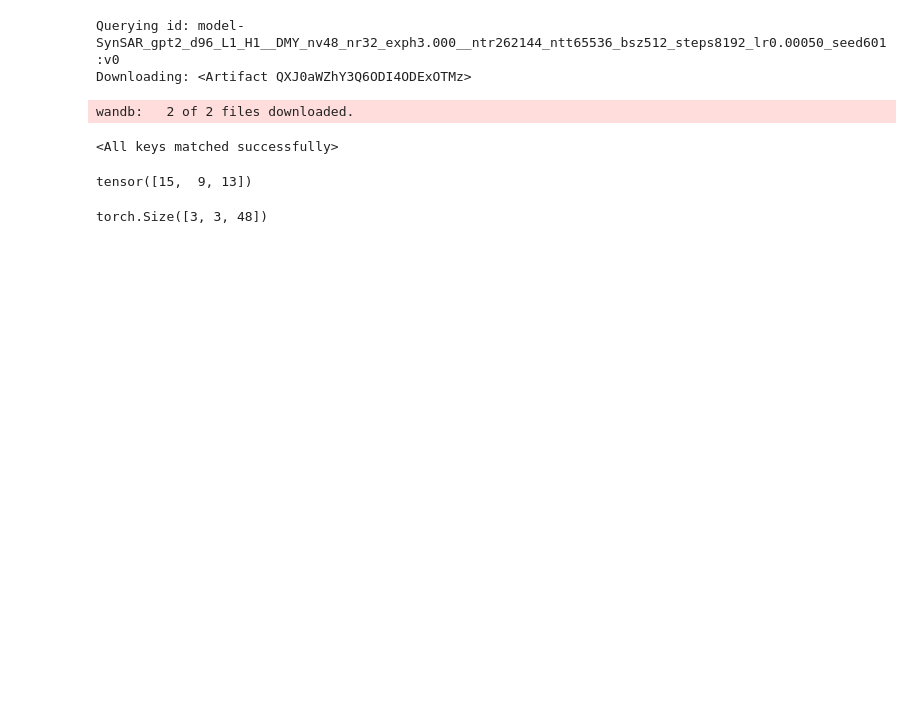
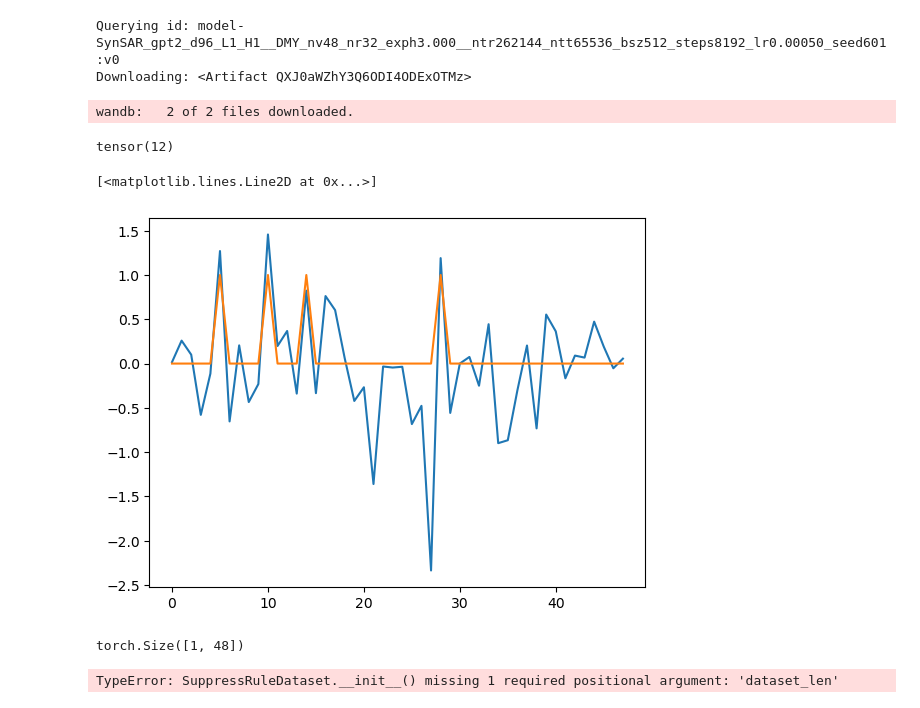
Before and after one commit to AntonXue/tf_logic, a Jupyter notebook: notebooks/attack_test.ipynb, the cells around one changed output. Drawn from its saved outputs; the diff is of its cells as text; code cells hidden in the pictures; blank space fills up the shorter version.

```diff
--- a/notebooks/attack_test.ipynb
+++ b/notebooks/attack_test.ipynb
@@ -20,17 +20,48 @@ from experiments.utils.model_loader_utils import *
 torch.set_printoptions(sci_mode=False, precision=2, linewidth=120)
 # %%
 n, d, k = 48, 96, 3
-path = f"/home/antonxue/foo/tf_logic/_dump/learned_attacks/suppress_rules_learned_n{n}_d{d}_k{k}_repeat_best.pt"
+path = f"/home/antonxue/foo/tf_logic/_dump/learned_attacks/coerce_state_learned_n{n}_d{d}_k{k}_best.pt"
 state_dict = torch.load(path)["model_state_dict"]
 # %%
 res_model, res_dataset = load_model_and_dataset_from_big_grid(embed_dim=d, num_vars=n, seed=601)
-atk_model = SuppressRuleWrapperModel(res_model, num_attack_tokens=k)
+atk_model = AttackWrapperModel(res_model, "coerce_state", num_attack_tokens=k)
 atk_model.load_state_dict(state_dict)
+atk_model.eval()
 # %% [output]
 Querying id: model-SynSAR_gpt2_d96_L1_H1__DMY_nv48_nr32_exph3.000__ntr262144_ntt65536_bsz512_steps8192_lr0.00050_seed601:v0
 Downloading: <Artifact QXJ0aWZhY3Q6ODI4ODExOTMz>
 wandb:   2 of 2 files downloaded.
-<All keys matched successfully>
+# %%
+atk_dataset = CoerceStateDataset(res_dataset, k, 1024)
+dataloader = DataLoader(atk_dataset, batch_size=1)
+for batch in dataloader:
+    tokens = batch["tokens"]
+    labels = batch["labels"]
+    infos = batch["infos"]
+    break
+
+with torch.no_grad():
+    atk_out = atk_model(tokens=tokens, target=labels[:,0:1], labels=labels)
+    atk_rules = atk_out.logits
+    atk_ante, atk_conseq = atk_rules.chunk(2, dim=-1)
+    adv_tokens = torch.cat([atk_rules, tokens], dim=1)
+    adv_out = atk_model.reasoner_model(tokens=adv_tokens, output_attentions=True)
+    adv_pred = (adv_out.logits > 0).long()
+# %%
+adv_pred.sum()
+# %% [output]
+tensor(12)
+# %%
+plt.clf()
+plt.plot(atk_conseq[0,0].numpy())
+plt.plot(labels[0,0].numpy())
+# %% [output]
+[<matplotlib.lines.Line2D at 0x...>]
+[figure, added]
+# %%
+labels[:,0].shape
+# %% [output]
+torch.Size([1, 48])
 # %%
 supp_dataset = SuppressRuleDataset(res_dataset, 1024)
 dataloader = DataLoader(supp_dataset, batch_size=3)
@@ -51,14 +82,12 @@ with torch.no_grad():
     adv_tokens = torch.cat([atk_rules, tokens], dim=1)
     adv_out = atk_model.reasoner_model(tokens=adv_tokens, output_attentions=True)
     adv_pred = adv_out.logits > 0
+# %% [output]
+TypeError: SuppressRuleDataset.__init__() missing 1 required positional argument: 'dataset_len'
 # %%
 supp_idx
-# %% [output]
-tensor([15,  9, 13])
 # %%
 adv_out.logits.shape
-# %% [output]
-torch.Size([3, 3, 48])
 # %%
 out1, out2, out3 = adv_out.all_seqcls_outputs
 # %%
```
Also changed, not shown: parts of 6 cells of this notebook, 14 other files.
